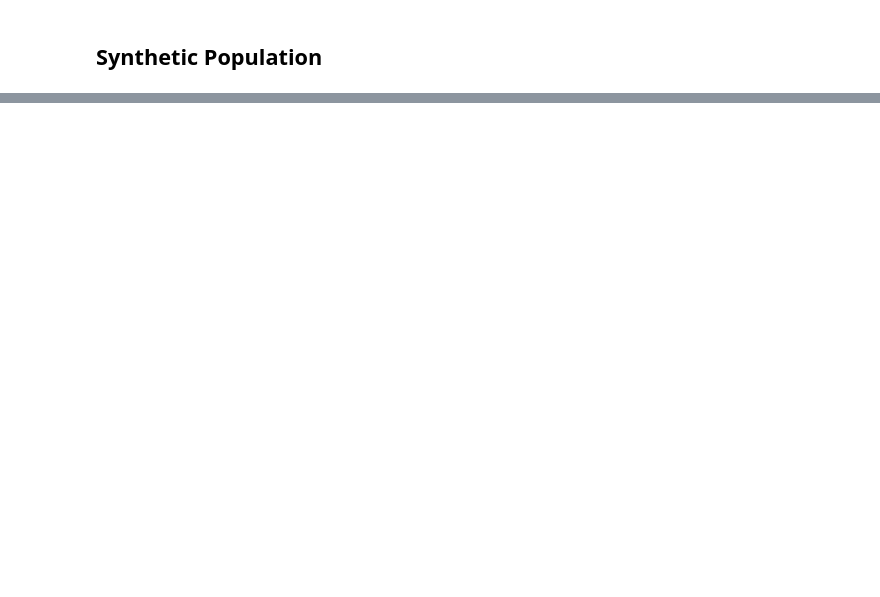
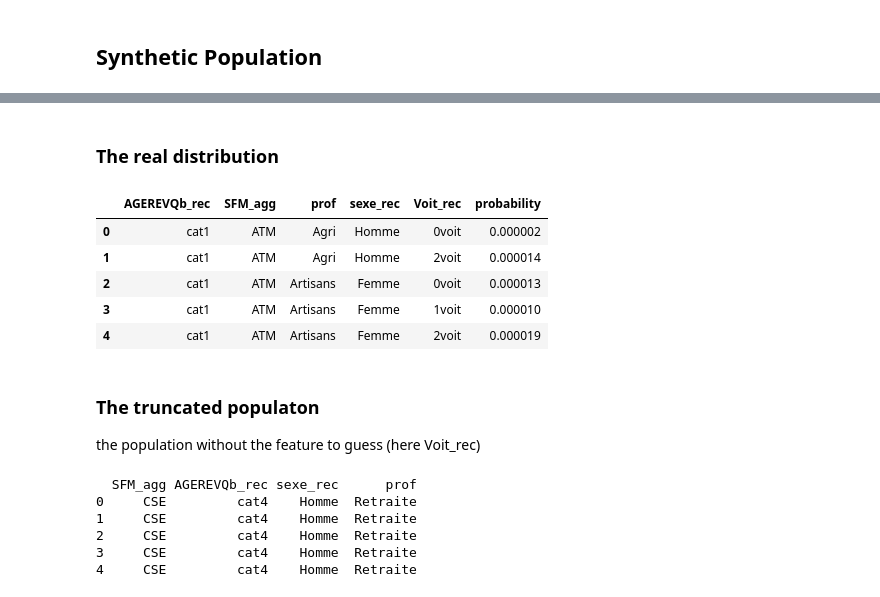
Before and after one commit to tellae/bhepop2, a Jupyter notebook: examples/demo_qualitatif.ipynb, the cells around one changed output, grey strips where cells are left out. Cells and saved outputs as stored; diff of their text form; code cells hidden in the pictures; blank space fills up the shorter version.

```diff
--- a/examples/demo_qualitatif.ipynb
+++ b/examples/demo_qualitatif.ipynb
@@ -206,0 +134,28 @@ Image(plot_analysis(df_analysis, "family_comp", "Single_parent").to_image())
+# %% [markdown]
+### The real distribution
+# %%
+modalities = infer_modalities_from_distributions(marginal_distribution)
+modalities["Voit_rec"] = ["0voit", "1voit", "2voit", "3voit"]
+test = compute_crossed_modalities_frequencies(synt_pop, modalities)
+test.head()
+# %% [output]
+|  | AGEREVQb_rec | SFM_agg | prof | sexe_rec | Voit_rec | probability |
+| 0 | cat1 | ATM | Agri | Homme | 0voit | 0.000002 |
+| 1 | cat1 | ATM | Agri | Homme | 2voit | 0.000014 |
+| 2 | cat1 | ATM | Artisans | Femme | 0voit | 0.000013 |
+| 3 | cat1 | ATM | Artisans | Femme | 1voit | 0.000010 |
+| 4 | cat1 | ATM | Artisans | Femme | 2voit | 0.000019 |
+# %% [markdown]
+### The truncated populaton
+the population without the feature to guess (here Voit_rec)
+# %%
+synt_pop_defected=synt_pop.copy()
+synt_pop_defected = synt_pop_defected.drop(['Voit_rec'], axis=1)
+print(synt_pop_defected.head())
+# %% [output]
+  SFM_agg AGEREVQb_rec sexe_rec      prof
+0     CSE         cat4    Homme  Retraite
+1     CSE         cat4    Homme  Retraite
+2     CSE         cat4    Homme  Retraite
+3     CSE         cat4    Homme  Retraite
+4     CSE         cat4    Homme  Retraite
```
Also changed, not shown: parts of 62 cells of this notebook, 1 other file.
